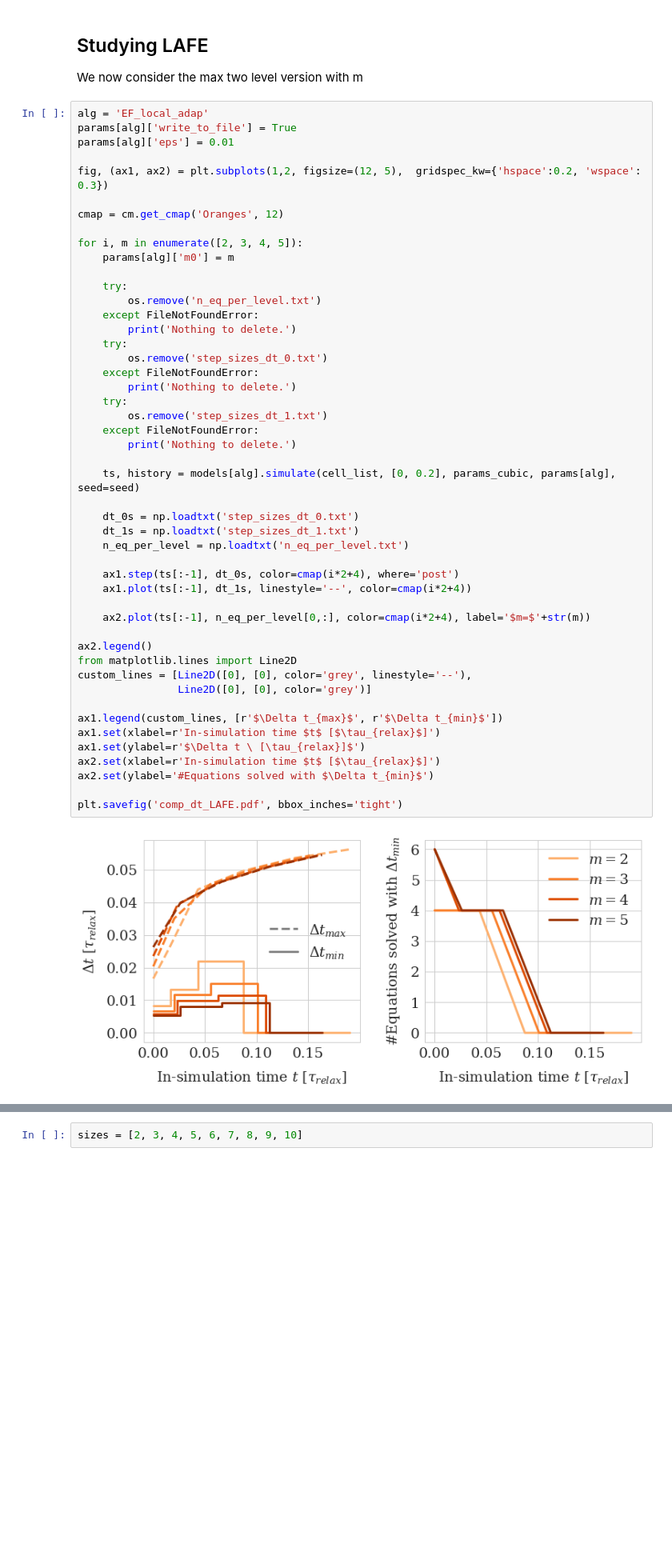
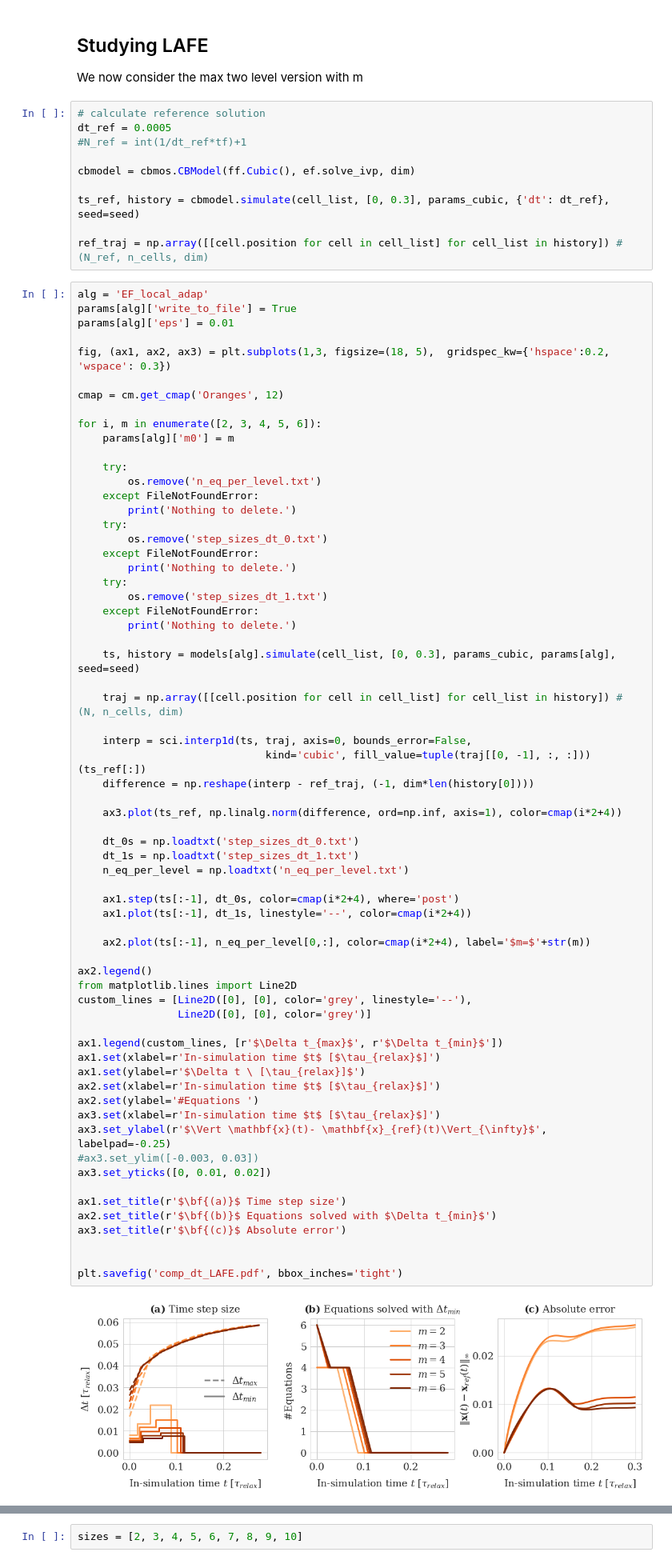
Before and after one commit to somathias/cbmos, a Jupyter notebook: experiments/exp-draft_single_proliferation_event_within_spheroid.ipynb, the cells around one changed output, grey strips where cells are left out. Shown at 80% size. Cells and saved outputs as stored; diff of their text form; blank space fills up the shorter version.

```diff
--- a/experiments/exp-draft_single_proliferation_event_within_spheroid.ipynb
+++ b/experiments/exp-draft_single_proliferation_event_within_spheroid.ipynb
@@ -137,16 +137,26 @@ Note that the exact amount of overshoot for the globally adaptive EF scheme vari
 ## Studying LAFE
 
 We now consider the max two level version with m
+# %%
+# calculate reference solution
+dt_ref = 0.0005
+#N_ref = int(1/dt_ref*tf)+1
+
+cbmodel = cbmos.CBModel(ff.Cubic(), ef.solve_ivp, dim)
+
+ts_ref, history = cbmodel.simulate(cell_list, [0, 0.3], params_cubic, {'dt': dt_ref}, seed=seed)
+
+ref_traj = np.array([[cell.position for cell in cell_list] for cell_list in history]) # (N_ref, n_cells, dim)
 # %%
 alg = 'EF_local_adap'
 params[alg]['write_to_file'] = True
 params[alg]['eps'] = 0.01
 
-fig, (ax1, ax2) = plt.subplots(1,2, figsize=(12, 5),  gridspec_kw={'hspace':0.2, 'wspace': 0.3})
+fig, (ax1, ax2, ax3) = plt.subplots(1,3, figsize=(18, 5),  gridspec_kw={'hspace':0.2, 'wspace': 0.3})
 
 cmap = cm.get_cmap('Oranges', 12)
 
-for i, m in enumerate([2, 3, 4, 5]):
+for i, m in enumerate([2, 3, 4, 5, 6]):
     params[alg]['m0'] = m
 
     try:
@@ -157,36 +167,53 @@ for i, m in enumerate([2, 3, 4, 5]):
         os.remove('step_sizes_dt_0.txt')
     except FileNotFoundError:
         print('Nothing to delete.')
     try:
         os.remove('step_sizes_dt_1.txt')
     except FileNotFoundError:
         print('Nothing to delete.')
 
-    ts, history = models[alg].simulate(cell_list, [0, 0.2], params_cubic, params[alg], seed=seed)
+    ts, history = models[alg].simulate(cell_list, [0, 0.3], params_cubic, params[alg], seed=seed)
+
+    traj = np.array([[cell.position for cell in cell_list] for cell_list in history]) # (N, n_cells, dim)
+
+    interp = sci.interp1d(ts, traj, axis=0, bounds_error=False,
+                              kind='cubic', fill_value=tuple(traj[[0, -1], :, :]))(ts_ref[:])
+    difference = np.reshape(interp - ref_traj, (-1, dim*len(history[0])))
+
+    ax3.plot(ts_ref, np.linalg.norm(difference, ord=np.inf, axis=1), color=cmap(i*2+4))
 
     dt_0s = np.loadtxt('step_sizes_dt_0.txt')
     dt_1s = np.loadtxt('step_sizes_dt_1.txt')
     n_eq_per_level = np.loadtxt('n_eq_per_level.txt')
 
     ax1.step(ts[:-1], dt_0s, color=cmap(i*2+4), where='post')
     ax1.plot(ts[:-1], dt_1s, linestyle='--', color=cmap(i*2+4))
 
     ax2.plot(ts[:-1], n_eq_per_level[0,:], color=cmap(i*2+4), label='$m=$'+str(m))
 
 ax2.legend()
 from matplotlib.lines import Line2D
 custom_lines = [Line2D([0], [0], color='grey', linestyle='--'),
                 Line2D([0], [0], color='grey')]
 
 ax1.legend(custom_lines, [r'$\Delta t_{max}$', r'$\Delta t_{min}$'])
 ax1.set(xlabel=r'In-simulation time $t$ [$\tau_{relax}$]')
 ax1.set(ylabel=r'$\Delta t \ [\tau_{relax}]$')
 ax2.set(xlabel=r'In-simulation time $t$ [$\tau_{relax}$]')
-ax2.set(ylabel='#Equations solved with $\Delta t_{min}$')
+ax2.set(ylabel='#Equations ')
+ax3.set(xlabel=r'In-simulation time $t$ [$\tau_{relax}$]')
+ax3.set_ylabel(r'$\Vert \mathbf{x}(t)- \mathbf{x}_{ref}(t)\Vert_{\infty}$', labelpad=-0.25)
+#ax3.set_ylim([-0.003, 0.03])
+ax3.set_yticks([0, 0.01, 0.02])
+
+ax1.set_title(r'$\bf{(a)}$ Time step size')
+ax2.set_title(r'$\bf{(b)}$ Equations solved with $\Delta t_{min}$')
+ax3.set_title(r'$\bf{(c)}$ Absolute error')
+
 
 plt.savefig('comp_dt_LAFE.pdf', bbox_inches='tight')
 # %% [output]
-[figure, old version]
+[figure, new version]
 # %% [markdown]
 ##  Dependence of initial step dt_0 and dt at steady state on spheroid size
 
```
Also changed, not shown: parts of 9 cells of this notebook, 18 other files.
